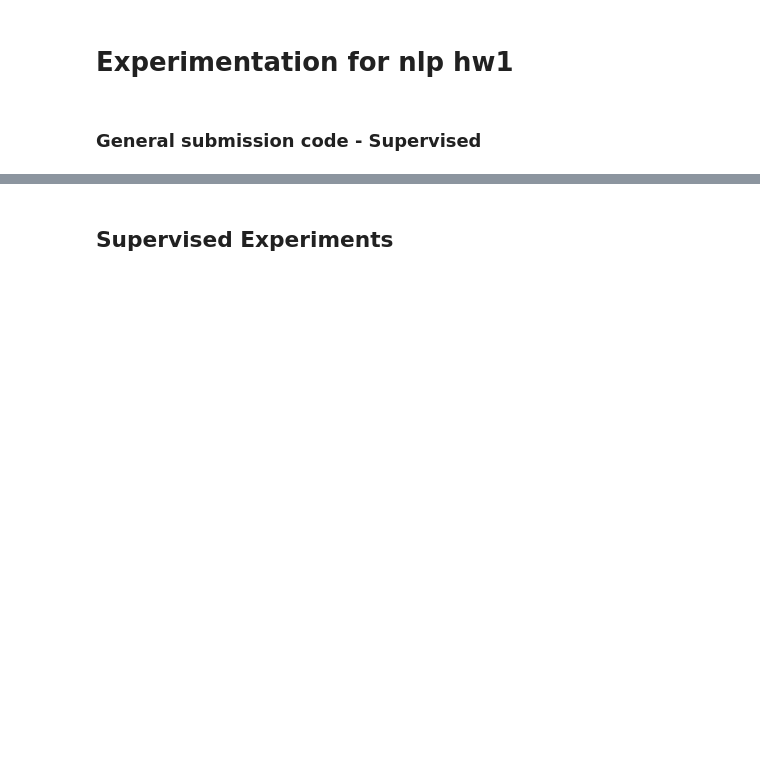
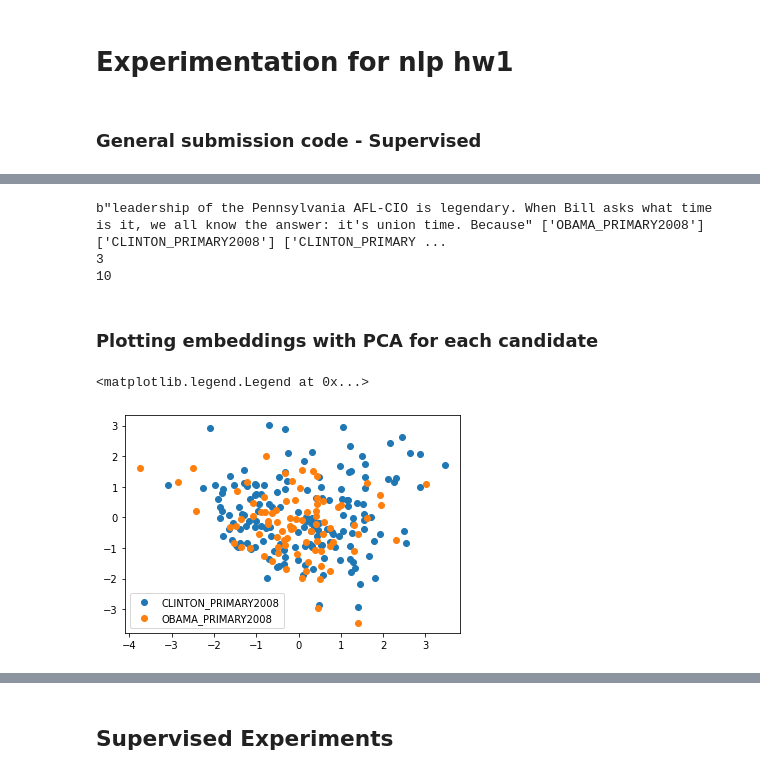
Before and after one commit to SamShowalter/CS272-NLP, a Jupyter notebook: hw1/hw1_experiments.ipynb, the cells around one changed output, grey strips where cells are left out. Drawn from its saved outputs; the diff is of its cells as text; code cells hidden in the pictures; blank space fills up the shorter version.

```diff
--- a/hw1/hw1_experiments.ipynb
+++ b/hw1/hw1_experiments.ipynb
@@ -40,30 +49,30 @@ write_pred_kaggle_file(unlabeled, clf, "speech-pred.csv", data)
 # %%
 model = 'word2vec_60ul.model'
-data = Data(fname)
-data.preprocess(feat_list['cv_nltk_lemma'],
+data_ssup = Data(fname)
+data_ssup.preprocess(feat_list['cv_nltk_lemma'],
                 svd = TruncatedSVD(n_components = 2500))
 clf = LogisticRegression(solver = "lbfgs", penalty = 'l2')
 model = Word2Vec.load("models/" + model)
 w2v = W2V_Vectorizer(model)
-data.train_x_unlabeled = np.array(w2v_build_dataset(w2v,SamsTokenizer(), data.train_data))
-data.val_x_unlabeled = np.array(w2v_build_dataset(w2v, SamsTokenizer(), data.val_data))
+data_ssup.train_x_unlabeled = np.array(w2v_build_dataset(w2v,SamsTokenizer(), data_ssup.train_data))
+data_ssup.val_x_unlabeled = np.array(w2v_build_dataset(w2v, SamsTokenizer(), data_ssup.val_data))
 
-data.train_x_final = np.hstack((data.train_x, data.train_x_unlabeled))
-data.val_x_final = np.hstack((data.val_x, data.val_x_unlabeled))
-clf.fit(data.train_x_final, data.train_y)
+data_ssup.train_x_final = np.hstack((data_ssup.train_x, data_ssup.train_x_unlabeled))
+data_ssup.val_x_final = np.hstack((data_ssup.val_x, data_ssup.val_x_unlabeled))
+clf.fit(data_ssup.train_x_final, data_ssup.train_y)
 
 # Train performance
-preds = clf.predict(data.val_x_final)
-train_acc = accuracy_score(clf.predict(data.train_x_final), data.train_y)
+preds_ssup = clf.predict(data_ssup.val_x_final)
+train_acc = accuracy_score(clf.predict(data_ssup.train_x_final), data_ssup.train_y)
 
 #Val performance
-val_acc =  accuracy_score(data.val_y, preds)
+val_acc =  accuracy_score(data_ssup.val_y, preds_ssup)
 ic(val_acc)
 
 # ic("Reading unlabeled data")
-# unlabeled = read_unlabeled_w2v("data/" + fname, data, W2V_Vectorizer(model))
+# unlabeled = read_unlabeled_w2v("data/" + fname, data_ssup, W2V_Vectorizer(model))
 # print("Writing pred file")
-# write_pred_kaggle_file(unlabeled, clf, "speech-pred-unlabeled.csv", data)
+# write_pred_kaggle_file(unlabeled, clf, "speech-pred-unlabeled.csv", data_ssup)
 # %% [output]
 ic| '-- train data'
 ic| member.name: 'train.tsv'
@@ -75,0 +132,27 @@ ic| val_acc: 0.45893719806763283
+# %%
+idx = 5
+print(data.val_data[idx], data.le.inverse_transform([preds[idx]]),
+                        data.le.inverse_transform([preds_ssup[idx]]),
+                        data.le.inverse_transform([data.val_y[idx]]))
+print(preds_ssup[idx])
+print(preds[idx])
+# %% [output]
+b"leadership of the Pennsylvania AFL-CIO is legendary. When Bill asks what time is it, we all know the answer: it's union time. Because" ['OBAMA_PRIMARY2008'] ['CLINTON_PRIMARY2008'] ['CLINTON_PRIMARY ...
+3
+10
+# %% [markdown]
+### Plotting embeddings with PCA for each candidate
+# %%
+from sklearn.decomposition import PCA
+import matplotlib.pyplot as plt
+pca = PCA(n_components = 2)
+embeddings = data_ssup.val_x_final
+res = pca.fit_transform(embeddings)
+# %%
+for i in list([3,10]):
+    plt.scatter(res[preds_ssup == i,0], res[preds_ssup == i,1],label = data.le.inverse_transform([i])[0])
+
+plt.legend()
+# %% [output]
+<matplotlib.legend.Legend at 0x...>
+[figure, added]
```
Also changed, not shown: parts of 13 cells of this notebook.
